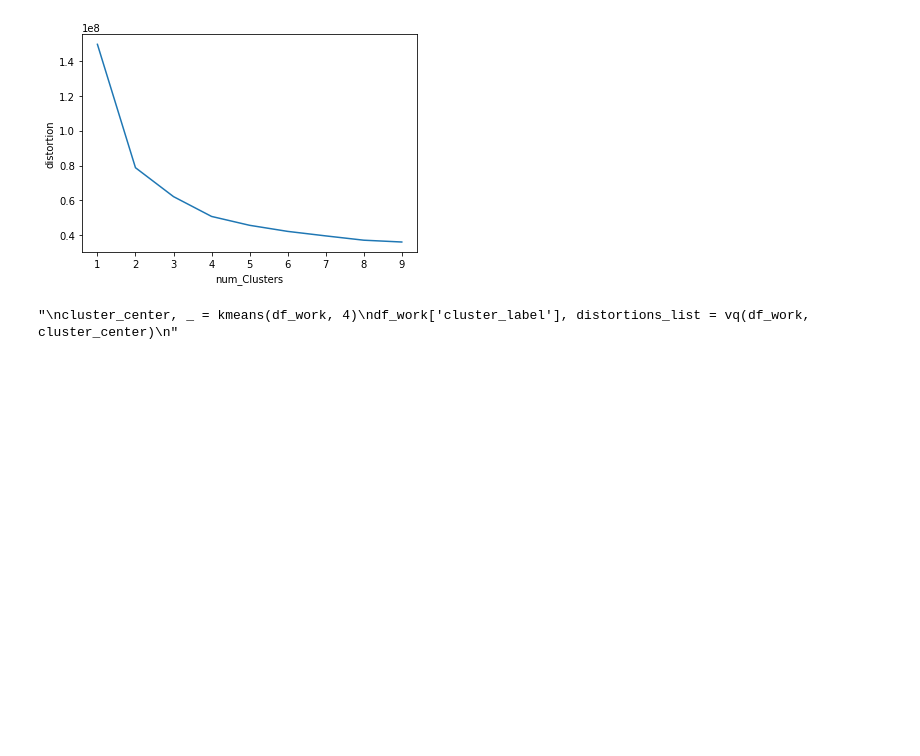
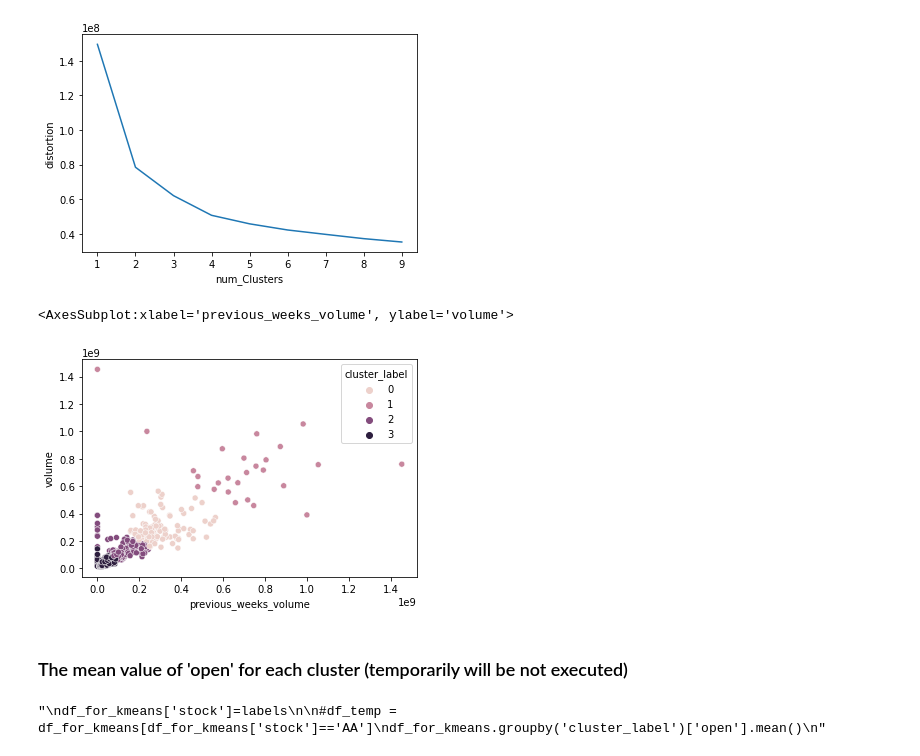
Before and after one commit to AndrejAlpatov/ml_dow_jones, a Jupyter notebook: notebooks/main_notebook.ipynb, the cells around one changed output. Saved outputs shown, nothing was run; the diff lists cells and outputs as text; code cells hidden in the pictures; blank space fills up the shorter version.

```diff
--- a/notebooks/main_notebook.ipynb
+++ b/notebooks/main_notebook.ipynb
@@ -166,0 +204,2 @@ Accuracy score of decision tree classifier: 0.9333
+# %%
+df_work=df_work.drop(['next_weeks_open', 'high', 'close', 'low'], axis=1)
@@ -176,22 +255,37 @@ dn=dendrogram(distance_matrix)
 # %%
 distortions=[]
 num_clusters=range(1,10)
+df_for_kmeans=df_work.copy(deep=True)
+#df_for_kmeans=whiten(df_for_kmeans)
 
 for i in num_clusters:
-    cluster_center, distortion = kmeans(df_work, i)
+    cluster_center, distortion = kmeans(df_for_kmeans, i)
     distortions.append(distortion)
 
-df_for_kmeans=pd.DataFrame({'num_Clusters':num_clusters, 'distortion':distortions})
+df_for_elbow_plot=pd.DataFrame({'num_Clusters':num_clusters, 'distortion':distortions})
 
-sns.lineplot(x='num_Clusters', y='distortion', data=df_for_kmeans)
+sns.lineplot(x='num_Clusters', y='distortion', data=df_for_elbow_plot)
 plt.show()
 # %% [output]
 [figure]
 # %%
 # For future models
-'''
-cluster_center, _ = kmeans(df_work, 4)
-df_work['cluster_label'], distortions_list = vq(df_work, cluster_center)
-'''
+
+cluster_center, _ = kmeans(df_for_kmeans, 4)
+df_for_kmeans['cluster_label'], distortions_list = vq(df_for_kmeans, cluster_center)
+
+sns.scatterplot(x='previous_weeks_volume', y='volume', hue='cluster_label', data=df_for_kmeans)
 # %% [output]
-"\ncluster_center, _ = kmeans(df_work, 4)\ndf_work['cluster_label'], distortions_list = vq(df_work, cluster_center)\n"
+<AxesSubplot:xlabel='previous_weeks_volume', ylabel='volume'>
+[figure, added]
+# %% [markdown]
+### The mean value of 'open' for each cluster (temporarily will be not executed)
+# %%
+'''
+df_for_kmeans['stock']=labels
+
+#df_temp = df_for_kmeans[df_for_kmeans['stock']=='AA']
+df_for_kmeans.groupby('cluster_label')['open'].mean()
+'''
+# %% [output]
+"\ndf_for_kmeans['stock']=labels\n\n#df_temp = df_for_kmeans[df_for_kmeans['stock']=='AA']\ndf_for_kmeans.groupby('cluster_label')['open'].mean()\n"
```
Also changed, not shown: parts of 19 cells of this notebook.
